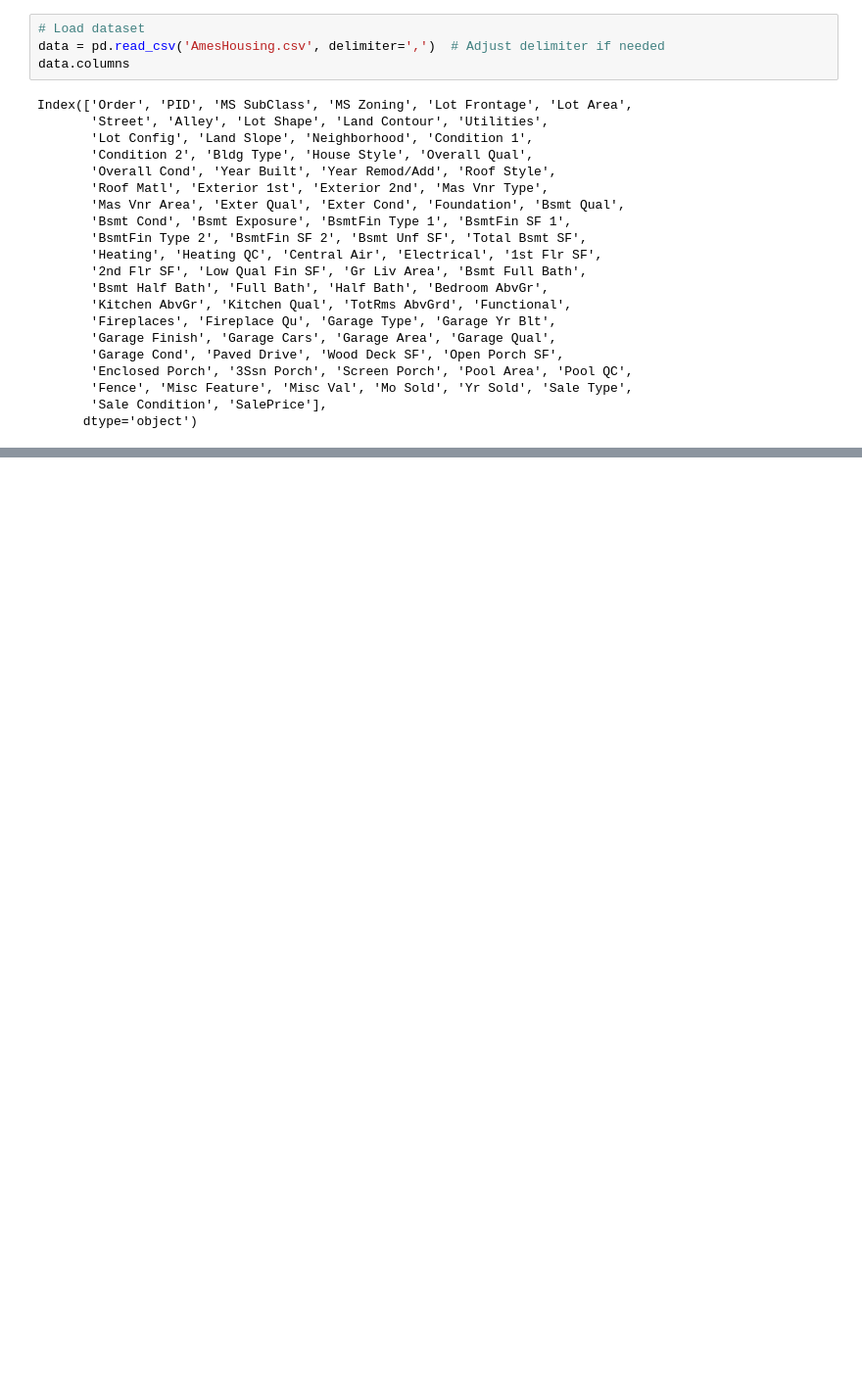
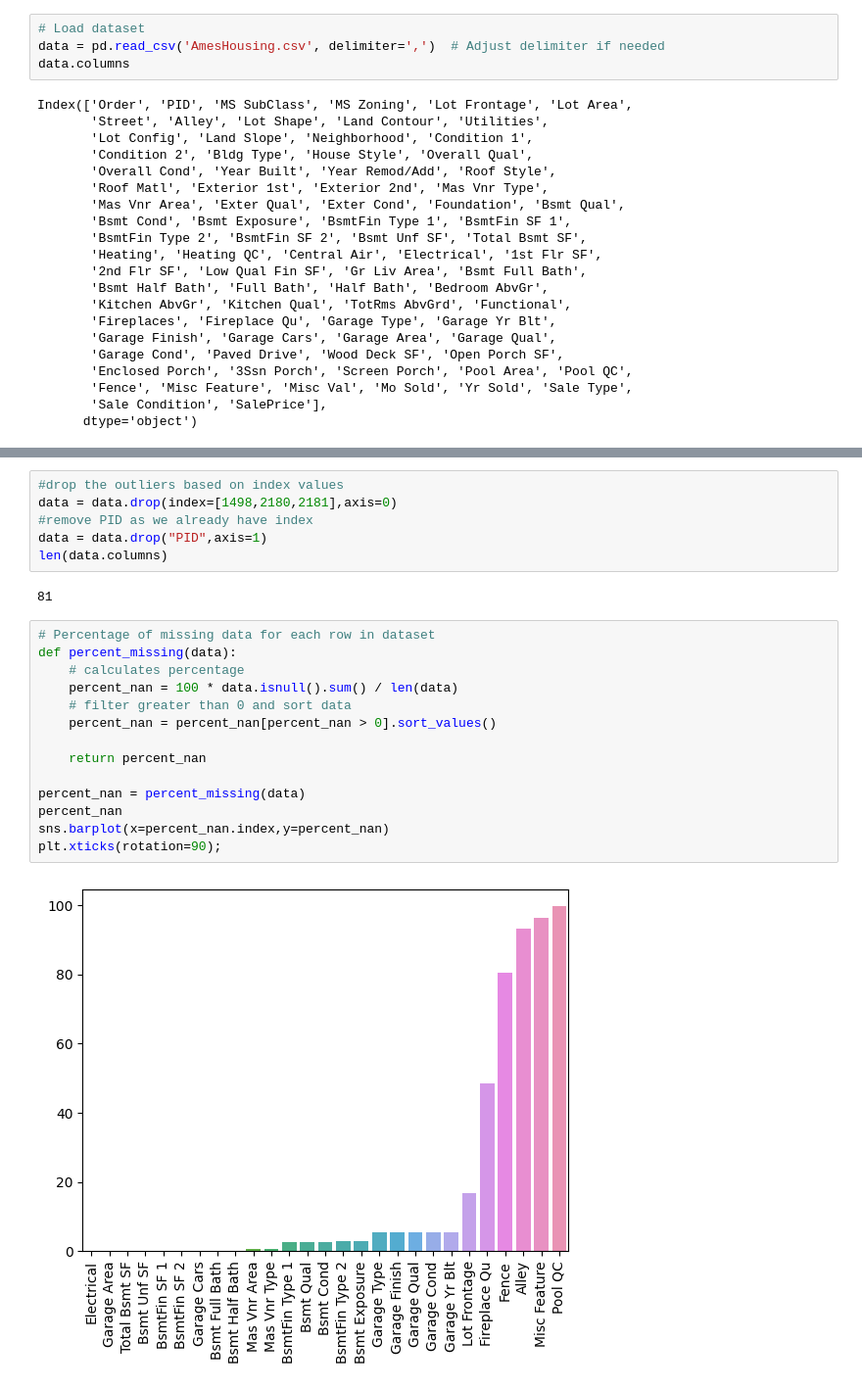
Before and after one commit to Stedu-PhucNguyen/MachineLearning_final, a Jupyter notebook: final2_ML.ipynb, the cells around one changed output, grey strips where cells are left out. Shown at 98% size. Drawn from its saved outputs; the diff is of its cells as text; blank space fills up the shorter version.

```diff
--- a/final2_ML.ipynb
+++ b/final2_ML.ipynb
@@ -312,0 +130,24 @@ model_ffnn.fit(
+# %%
+#drop the outliers based on index values
+data = data.drop(index=[1498,2180,2181],axis=0)
+#remove PID as we already have index
+data = data.drop("PID",axis=1)
+len(data.columns)
+# %% [output]
+81
+# %%
+# Percentage of missing data for each row in dataset
+def percent_missing(data):
+    # calculates percentage
+    percent_nan = 100 * data.isnull().sum() / len(data)
+    # filter greater than 0 and sort data
+    percent_nan = percent_nan[percent_nan > 0].sort_values()
+
+    return percent_nan
+
+percent_nan = percent_missing(data)
+percent_nan
+sns.barplot(x=percent_nan.index,y=percent_nan)
+plt.xticks(rotation=90);
+# %% [output]
+[figure, added]
```
Also changed, not shown: parts of 53 cells of this notebook.
